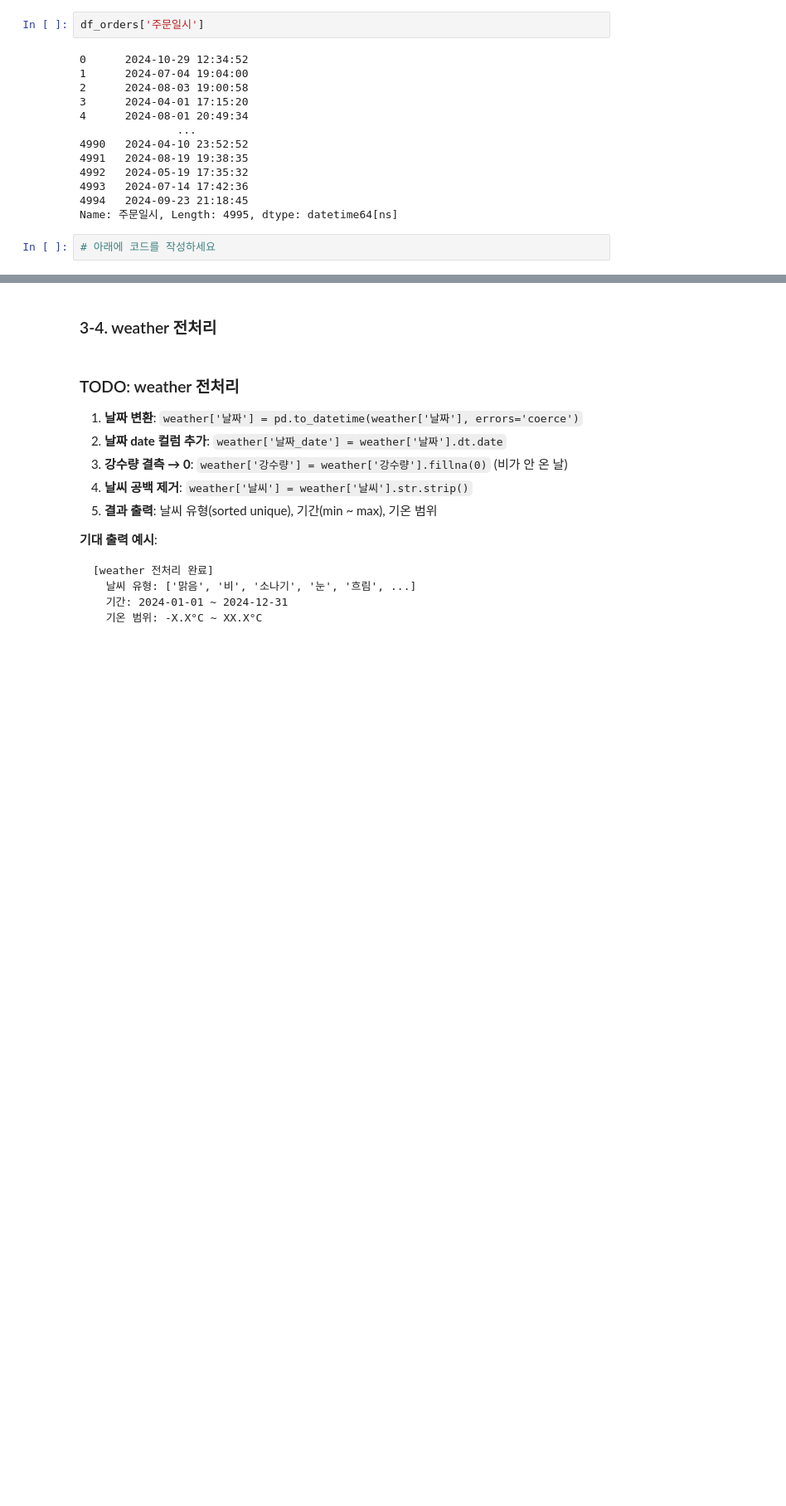
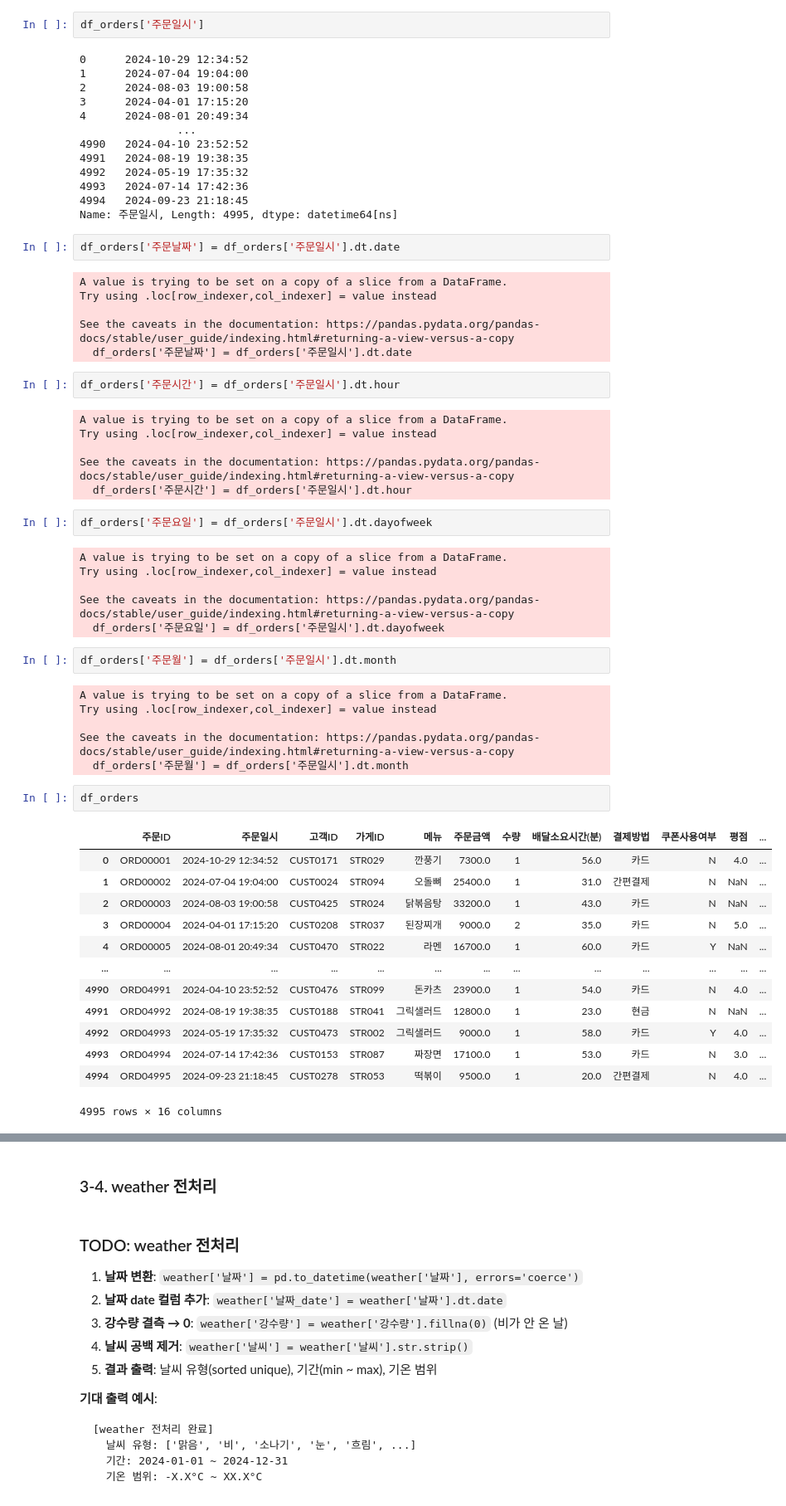
Before and after one commit to blockenters/DT1, a Jupyter notebook: 배달주문_데이터분석.ipynb, the cells around one changed output, grey strips where cells are left out. Shown at 83% size. Drawn from its saved outputs; the diff is of its cells as text; blank space fills up the shorter version.

```diff
--- a/배달주문_데이터분석.ipynb
+++ b/배달주문_데이터분석.ipynb
@@ -913,5 +913,51 @@ df_orders['주문일시']
 4993   2024-07-14 17:42:36
 4994   2024-09-23 21:18:45
 Name: 주문일시, Length: 4995, dtype: datetime64[ns]
-# %%
-# 아래에 코드를 작성하세요
+# %%
+df_orders['주문날짜'] = df_orders['주문일시'].dt.date
+# %% [output]
+A value is trying to be set on a copy of a slice from a DataFrame.
+Try using .loc[row_indexer,col_indexer] = value instead
+
+See the caveats in the documentation: https://pandas.pydata.org/pandas-docs/stable/user_guide/indexing.html#returning-a-view-versus-a-copy
+  df_orders['주문날짜'] = df_orders['주문일시'].dt.date
+# %%
+df_orders['주문시간'] = df_orders['주문일시'].dt.hour
+# %% [output]
+A value is trying to be set on a copy of a slice from a DataFrame.
+Try using .loc[row_indexer,col_indexer] = value instead
+
+See the caveats in the documentation: https://pandas.pydata.org/pandas-docs/stable/user_guide/indexing.html#returning-a-view-versus-a-copy
+  df_orders['주문시간'] = df_orders['주문일시'].dt.hour
+# %%
+df_orders['주문요일'] = df_orders['주문일시'].dt.dayofweek
+# %% [output]
+A value is trying to be set on a copy of a slice from a DataFrame.
+Try using .loc[row_indexer,col_indexer] = value instead
+
+See the caveats in the documentation: https://pandas.pydata.org/pandas-docs/stable/user_guide/indexing.html#returning-a-view-versus-a-copy
+  df_orders['주문요일'] = df_orders['주문일시'].dt.dayofweek
+# %%
+df_orders['주문월'] = df_orders['주문일시'].dt.month
+# %% [output]
+A value is trying to be set on a copy of a slice from a DataFrame.
+Try using .loc[row_indexer,col_indexer] = value instead
+
+See the caveats in the documentation: https://pandas.pydata.org/pandas-docs/stable/user_guide/indexing.html#returning-a-view-versus-a-copy
+  df_orders['주문월'] = df_orders['주문일시'].dt.month
+# %%
+df_orders
+# %% [output]
+|  | 주문ID | 주문일시 | 고객ID | 가게ID | 메뉴 | 주문금액 | 수량 | 배달소요시간(분) | 결제방법 | 쿠폰사용여부 | 평점 | ... |
+| 0 | ORD00001 | 2024-10-29 12:34:52 | CUST0171 | STR029 | 깐풍기 | 7300.0 | 1 | 56.0 | 카드 | N | 4.0 | ... |
+| 1 | ORD00002 | 2024-07-04 19:04:00 | CUST0024 | STR094 | 오돌뼈 | 25400.0 | 1 | 31.0 | 간편결제 | N | NaN | ... |
+| 2 | ORD00003 | 2024-08-03 19:00:58 | CUST0425 | STR024 | 닭볶음탕 | 33200.0 | 1 | 43.0 | 카드 | N | NaN | ... |
+| 3 | ORD00004 | 2024-04-01 17:15:20 | CUST0208 | STR037 | 된장찌개 | 9000.0 | 2 | 35.0 | 카드 | N | 5.0 | ... |
+| 4 | ORD00005 | 2024-08-01 20:49:34 | CUST0470 | STR022 | 라멘 | 16700.0 | 1 | 60.0 | 카드 | Y | NaN | ... |
+| ... | ... | ... | ... | ... | ... | ... | ... | ... | ... | ... | ... | ... |
+| 4990 | ORD04991 | 2024-04-10 23:52:52 | CUST0476 | STR099 | 돈카츠 | 23900.0 | 1 | 54.0 | 카드 | N | 4.0 | ... |
+| 4991 | ORD04992 | 2024-08-19 19:38:35 | CUST0188 | STR041 | 그릭샐러드 | 12800.0 | 1 | 23.0 | 현금 | N | NaN | ... |
+| 4992 | ORD04993 | 2024-05-19 17:35:32 | CUST0473 | STR002 | 그릭샐러드 | 9000.0 | 1 | 58.0 | 카드 | Y | 4.0 | ... |
+| 4993 | ORD04994 | 2024-07-14 17:42:36 | CUST0153 | STR087 | 짜장면 | 17100.0 | 1 | 53.0 | 카드 | N | 3.0 | ... |
+| 4994 | ORD04995 | 2024-09-23 21:18:45 | CUST0278 | STR053 | 떡볶이 | 9500.0 | 1 | 20.0 | 간편결제 | N | 4.0 | ... |
+4995 rows × 16 columns
```
Also changed, not shown: parts of 23 cells of this notebook.
